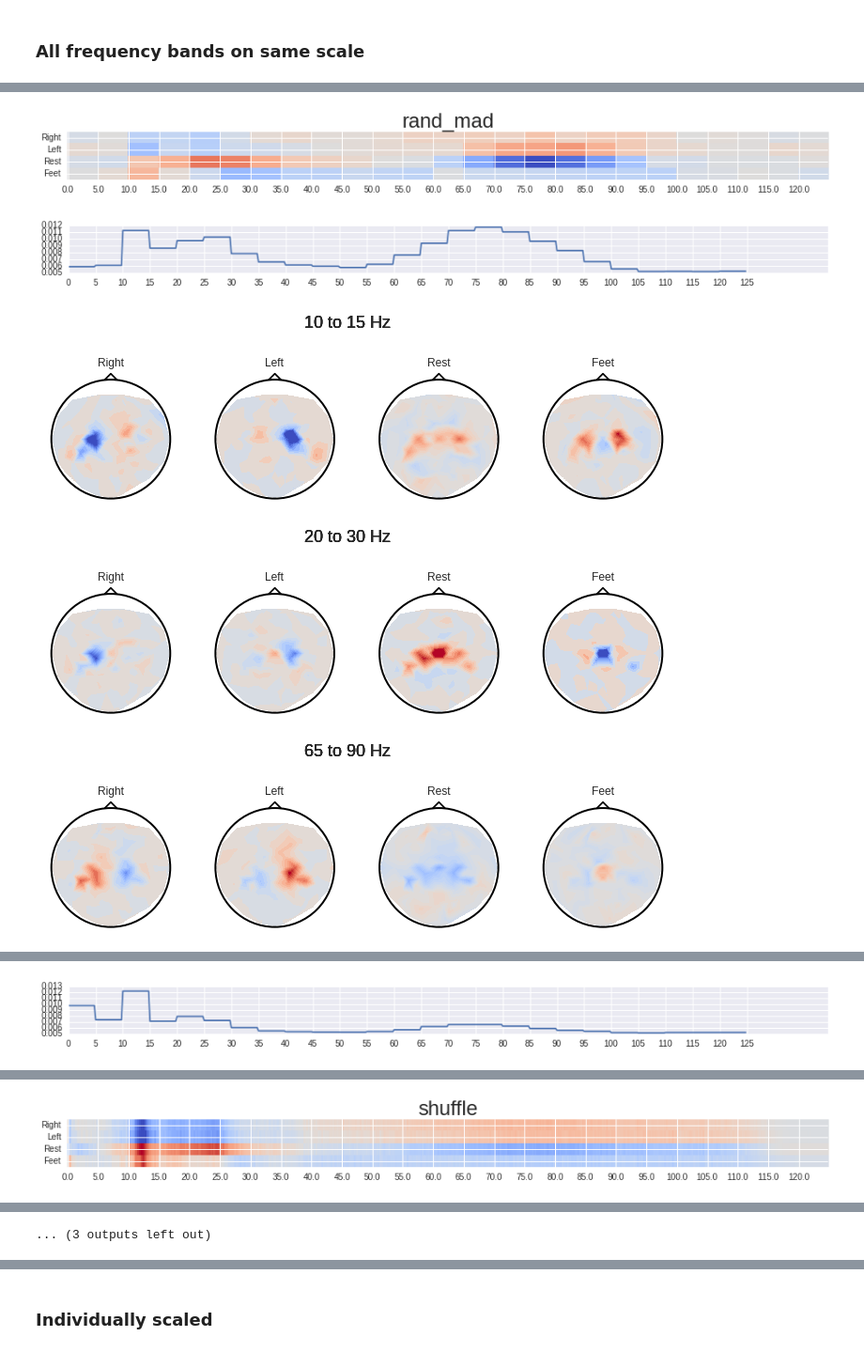
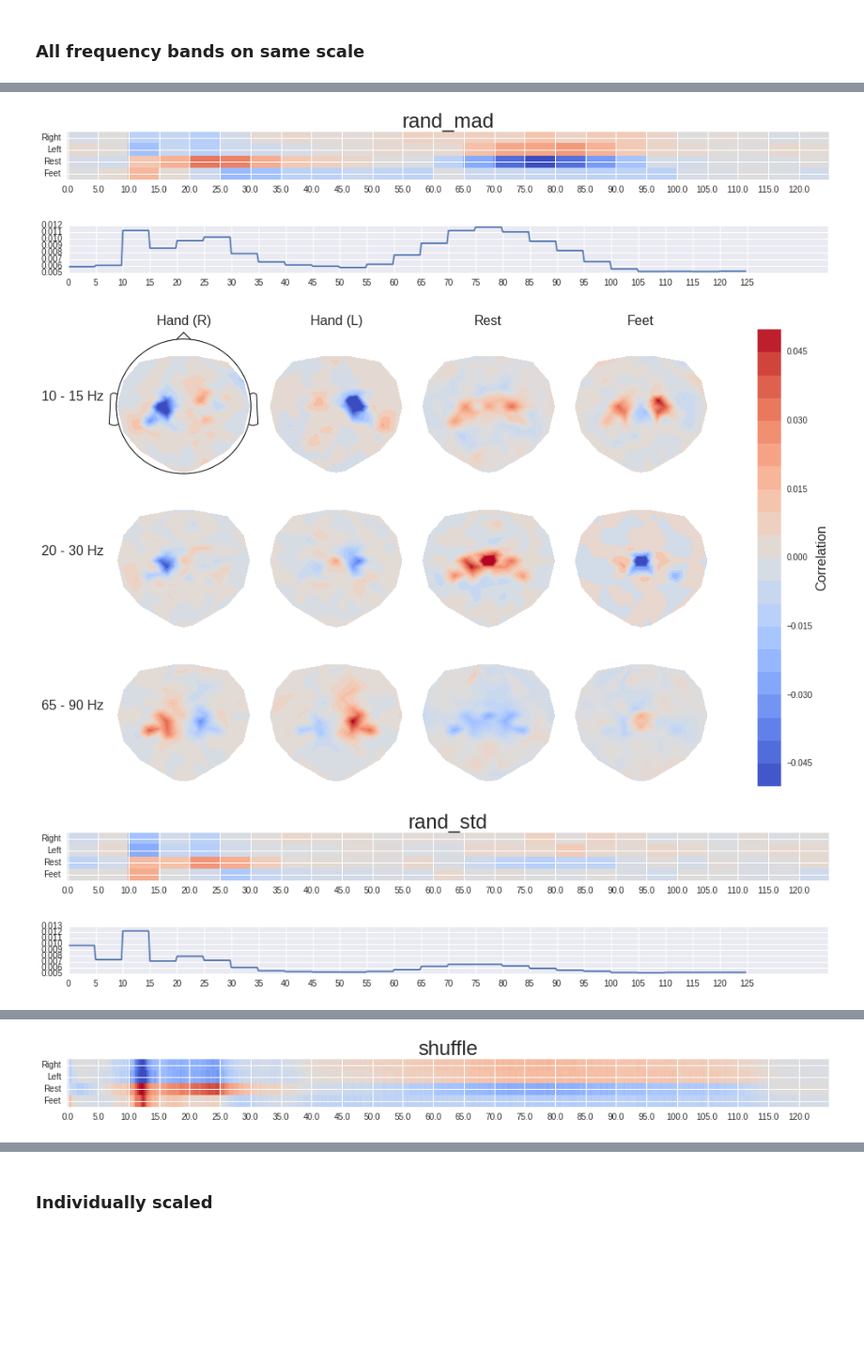
Before and after one commit to robintibor/braindevel, a Jupyter notebook: braindecode/notebooks/analysis/Bandpower_Perturbation.ipynb, the cells around one changed output, grey strips where cells are left out. Shown at 94% size. Drawn from its saved outputs; the diff is of its cells as text; code cells hidden in the pictures; blank space fills up the shorter version.

Commit message:
safety commit, sensor positions etc

```diff
--- a/braindecode/notebooks/analysis/Bandpower_Perturbation.ipynb
+++ b/braindecode/notebooks/analysis/Bandpower_Perturbation.ipynb
@@ -110,3 +110,14 @@ for i_file, base_name in enumerate(all_base_names):
 clean_mask = np.array(clean_mask)
 # %% [markdown]
 ### All frequency bands on same scale
+# %%
+def map_i_class(i_class):
+    # for paper: left,right,feet,rest
+    if i_class == 0:
+        return 1
+    if i_class == 1:
+        return 0
+    if i_class == 2:
+        return 3
+    if i_class == 3:
+        return 2
@@ -113,42 +168,69 @@ clean_mask = np.array(clean_mask)
 # %%
+
+class_names = ["Hand (L)", "Hand (R)", "Feet", "Rest"]
+
+cmap = cm.coolwarm
 for corr_name in sorted(all_corrs.keys()):
     corrs = all_corrs[corr_name]
     corrs = np.array(corrs)[clean_mask]
     plt.figure()
     if 'rand' in corr_name:
         vmin, vmax = -0.005, 0.005
     else:
         vmin,vmax = -0.1, 0.1
     plt.imshow(np.mean(corrs, axis=(0,3)), cmap=cm.coolwarm, interpolation='nearest',
               aspect='auto', vmin=vmin, vmax=vmax)
     plt.xticks(range(500)[::20], freqs[::20])
     plt.yticks(range(4), ('Right', 'Left', 'Rest', 'Feet'))
     plt.title(corr_name, fontsize=24)
     None
 
     plt.figure()
     plt.plot(freqs[:-1], np.mean(np.abs(corrs), axis=(0,1,3)).T)
     plt.xticks(range(0,130,5))
     None
+    fig, axes = plt.subplots(nrows=3, ncols=4,figsize=(14,8))
+
 
     if 'rand' in corr_name:
         vmin, vmax = -0.05, 0.05
     else:
         vmin,vmax = -0.15, 0.15
-    for freq_low, freq_high in ((10,15), (20,30), (65,90)):
+    for i_freq, (freq_low, freq_high) in enumerate(((10,15), (20,30), (65,90))):
         i_freq_start = freqs.tolist().index(freq_low)
         i_freq_stop = freqs.tolist().index(freq_high) + 1
-        fig = plt.figure(figsize=(12,4))
-        for i_class, class_name in zip(range(4), ('Right', 'Left', 'Rest', 'Feet')):
-            ax = plt.subplot(1,4,i_class+1)
+        for i_class in xrange(4):
+            scalp_line_style = 'solid'
+            if i_freq == 0 and i_class == 0:
+                scalp_line_width = 1
+            else:
+                scalp_line_width=0
+            ax = axes[i_freq][i_class]
+            i_wanted_class = map_i_class(i_class)
+            if i_freq == 0:
+                ax.set_title(class_names[i_wanted_class], fontsize=16)
+            if i_class == 0:
+                ax.set_ylabel("{:d} - {:d} Hz".format(freq_low,freq_high), rotation=0, fontsize=16, labelpad=40)
             ax_scalp(np.mean(corrs[:,i_class,i_freq_start:i_freq_stop], axis=(0,1)),
-                     get_EEG_sensors_sorted(), colormap=cm.coolwarm, ax=ax,
-                    vmin=vmin, vmax=vmax)
-            ax.set_title(class_name)
-            fig.suptitle("{:d} to {:d} Hz".format(freq_low, freq_high), y=0.96, fontsize=18)
+                         get_EEG_sensors_sorted(), colormap=cm.coolwarm, ax=ax,
+                     scalp_line_width=scalp_line_width, scalp_line_style=scalp_line_style,
+                        vmin=vmin, vmax=vmax)
+    fig.tight_layout()
+    # out of ideas to make proper colorbar...
+    # just make a fakeplot
+    contour = ax_scalp(np.linspace(vmin,vmax,128),
+                       get_EEG_sensors_sorted(), colormap=cmap, vmin=vmin, vmax=vmax, ax=ax,
+                    scalp_line_width=scalp_line_width, scalp_line_style=scalp_line_style)
+
+    cbar = fig.colorbar(contour, ax=axes.ravel().tolist())
+    cbar.set_label('Correlation', fontsize=16)
+    ax_scalp(np.mean(corrs[:,i_class,i_freq_start:i_freq_stop], axis=(0,1)),
+                         get_EEG_sensors_sorted(), colormap=cm.coolwarm, ax=ax,
+                     scalp_line_width=scalp_line_width, scalp_line_style=scalp_line_style,
+                        vmin=vmin, vmax=vmax)
 # %% [output]
 [figure]
 [figure]
-[figure, old version]
+[figure, new version]
-[figure, old version]
+[figure, new version]
-[figure, old version]
+[figure, new version]
@@ -156 +238 @@ for corr_name in sorted(all_corrs.keys()):
-[figure, old version]
+[figure, new version]
@@ -160 +240,0 @@ for corr_name in sorted(all_corrs.keys()):
-[figure, removed]
@@ -162 +240,0 @@ for corr_name in sorted(all_corrs.keys()):
-... (3 outputs left out)
```
Also changed, not shown: parts of 3 cells of this notebook, 24 other files.
